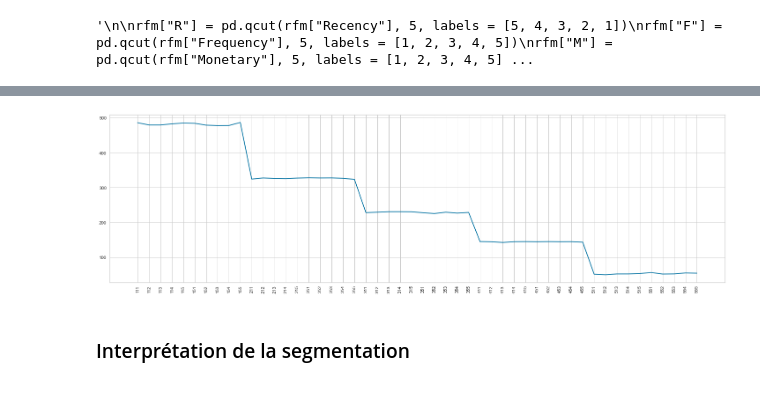
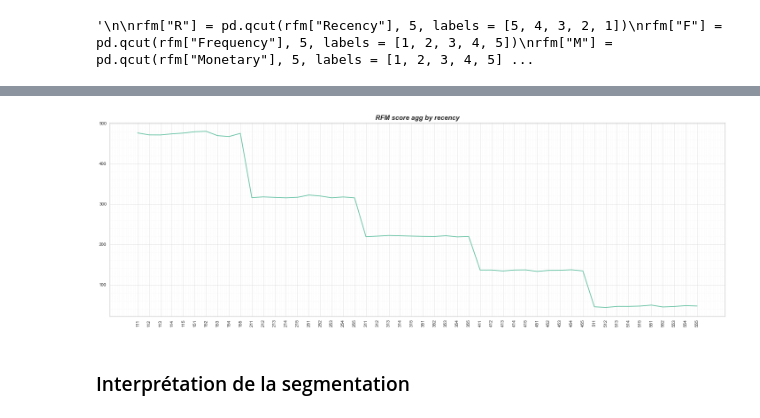
Before and after one commit to LucileRb/customer_segmentation, a Jupyter notebook: Notebook_2_modelisations.ipynb, the cells around one changed output, grey strips where cells are left out. Saved outputs shown, nothing was run; the diff lists cells and outputs as text; code cells hidden in the pictures.

```diff
--- a/Notebook_2_modelisations.ipynb
+++ b/Notebook_2_modelisations.ipynb
@@ -49,3 +62,9 @@ warnings.simplefilter(action = 'ignore')
 # Set display preferences
 pd.set_option('display.max_row', 250)
 pd.set_option('display.max_column', 100)
+# %%
+# Choix d'une palette de couleurs
+
+sns.set_palette('Set2', color_codes = True)
+print(sns.color_palette('Set2').as_hex())
+sns.color_palette()
@@ -58,9 +95,9 @@ path = '' #-> en local
 filepath = os.path.join(path, 'data/df_for_rfm')
 
 with open(filepath, 'rb') as f:
-    df_final = pickle.load(f)
+    df_rfm = pickle.load(f)
 
-df_final.head()
+df_rfm.head()
 # %% [output]
 |  | customer_id | customer_unique_id | customer_city | customer_state | order_id | order_status | ... |
 | 0 | 06b8999e2fba1a1fbc88172c00ba8bc7 | 861eff4711a542e4b93843c6dd7febb0 | franca | SP | 00e7ee1b050b8499577073aeb2a297a1 | delivered | ... |
@@ -91,19 +143,19 @@ dtype: int64
 # %%
 ########## Total price ##########
 # Prix total = prix unitaire * quantité
-df_final['total_price'] = df_final['price'] * df_final['order_item_id']
+df_rfm['total_price'] = df_rfm['price'] * df_rfm['order_item_id']
 
 ########## Recency ##########
 # Recency = nombre de jours écoulés depuis dernier achat
 # convertir date en datetime
-df_final['order_purchase_timestamp'] = pd.to_datetime(df_final['order_purchase_timestamp'])
+df_rfm['order_purchase_timestamp'] = pd.to_datetime(df_rfm['order_purchase_timestamp'])
 
 # dataset pas super récent -> on prend la date max + 1 jour à la place de la date d'aujourd'hui
-now = df_final['order_purchase_timestamp'].max() + timedelta(days = 1)
+now = df_rfm['order_purchase_timestamp'].max() + timedelta(days = 1)
 # %%
 ########## créer RFM dataframe ##########
 
-rfm = df_final.groupby('customer_id').agg({
+rfm = df_rfm.groupby('customer_unique_id').agg({
     'order_purchase_timestamp' : lambda day : (now - day.max()).days, # pour avoir temps écoulé depuis commande
     'order_id': lambda num : len(num), # nombre de commandes (fréquence)
     'total_price': lambda price : price.sum() # prix
@@ -313,12 +372,17 @@ dtype: int64
 # %%
 rfm['RFM_Score'] = rfm['R'].astype(str) + rfm['F'].astype(str) + rfm['M'].astype(str)
 # %%
-plt.figure(figsize = (25, 7))
+plt.figure(figsize = (20, 7))
 plt.plot(rfm.groupby('RFM_Score').agg('Recency').mean())
 plt.xticks(rotation = 90)
+plt.title('RFM score agg by recency', fontweight = 'bold', fontstyle = 'italic', fontsize = 15)
+plt.grid(which = 'major', color = '#DDDDDD', linewidth = 0.8)
+plt.grid(which = 'minor', color = '#EEEEEE', linestyle = ':', linewidth = 0.5)
+plt.minorticks_on()
+plt.tight_layout()
 plt.show()
 # %% [output]
-[figure, old version]
+[figure, new version]
 # %% [markdown]
 ### Interprétation de la segmentation
 # %%
```
Also changed, not shown: parts of 205 cells of this notebook, 32 other files.
